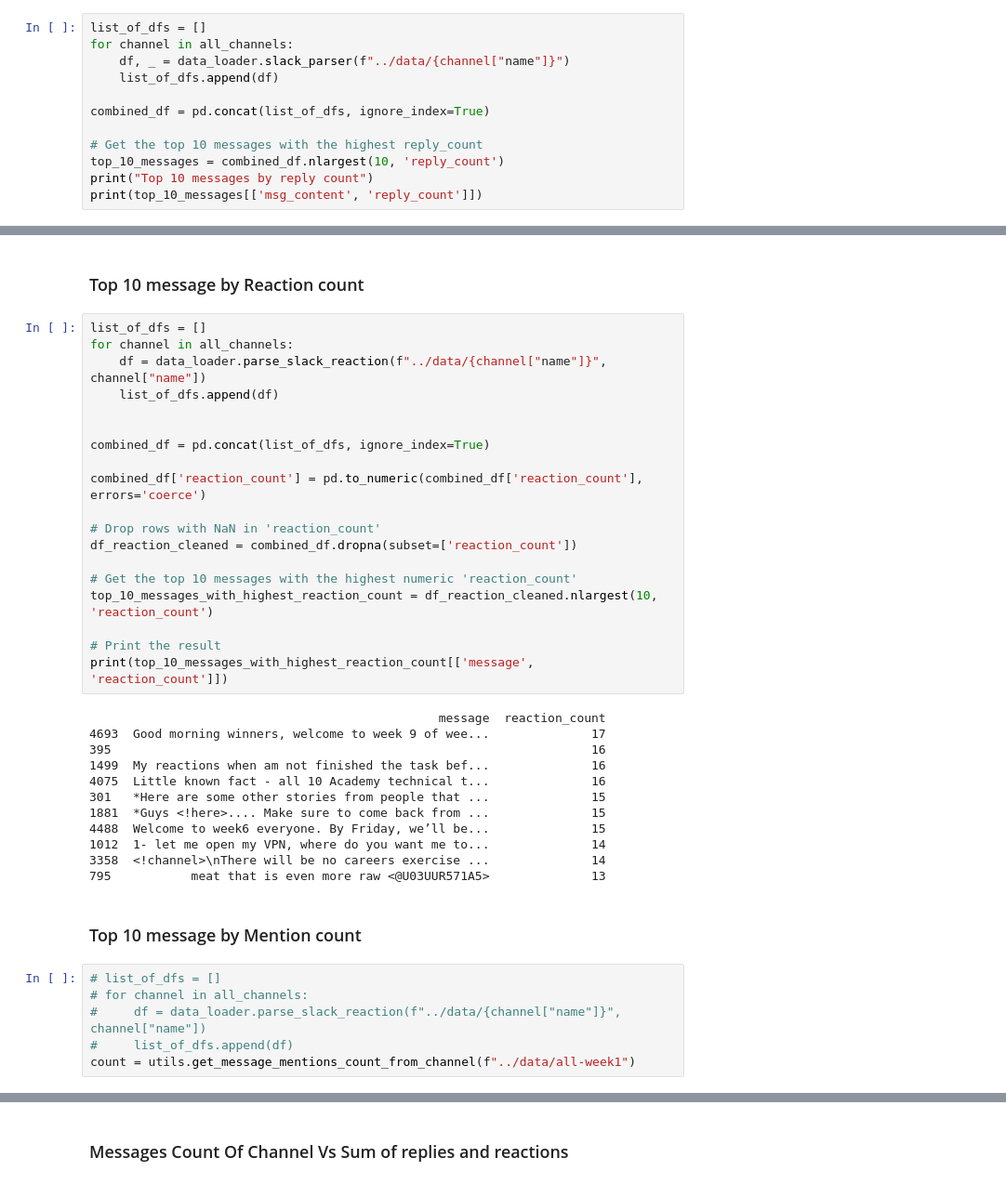
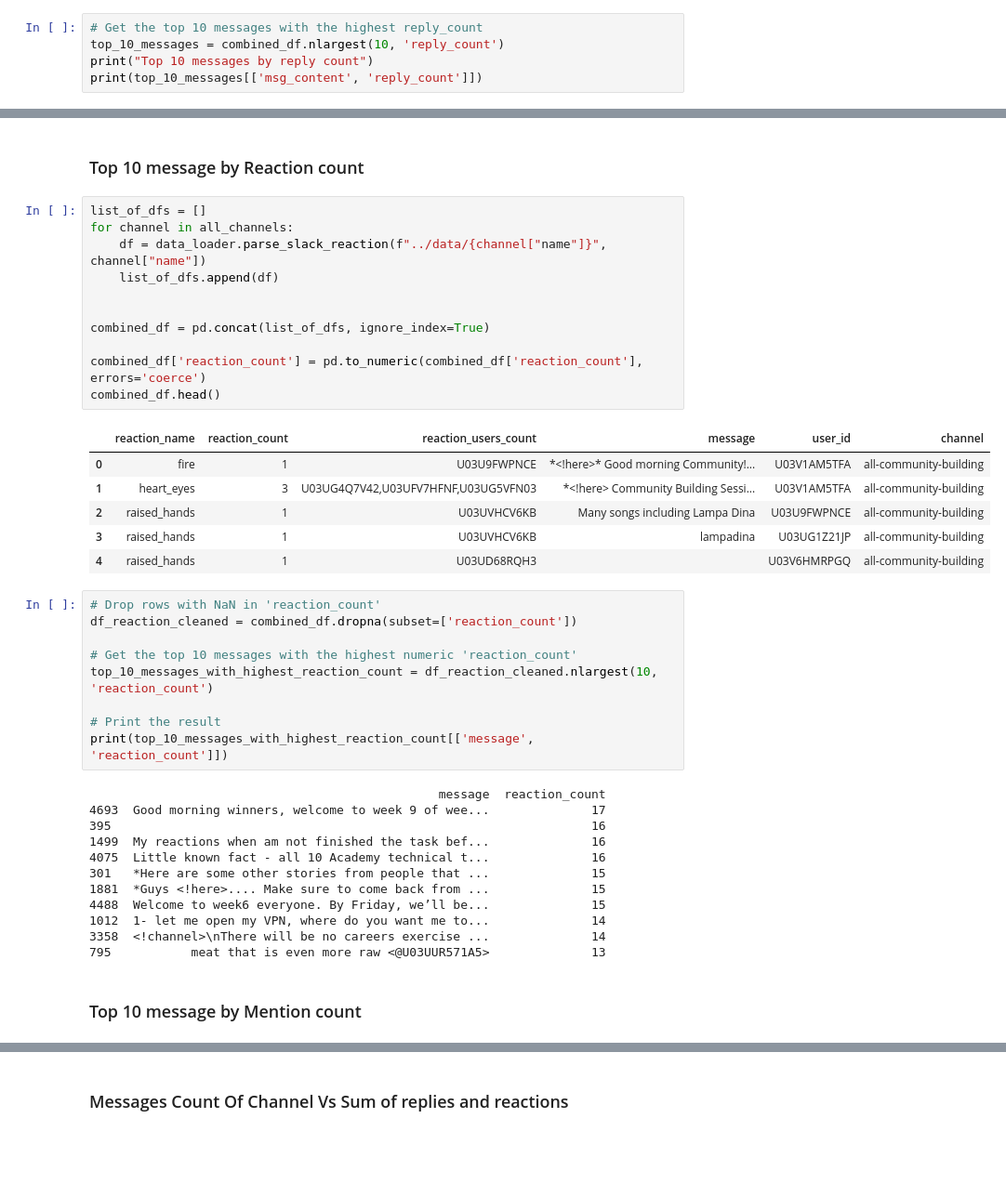
Before and after one commit to birehan/Slack-Messages-Analysis, a Jupyter notebook: notebooks/parse_slack_data.ipynb, the cells around one changed output, grey strips where cells are left out. Shown at 93% size. Cells and saved outputs as stored; diff of their text form; blank space fills up the shorter version.

```diff
--- a/notebooks/parse_slack_data.ipynb
+++ b/notebooks/parse_slack_data.ipynb
@@ -297,11 +310,4 @@ Bottom 10 users by reactions count:
 # %%
-list_of_dfs = []
-for channel in all_channels:
-    df, _ = data_loader.slack_parser(f"../data/{channel["name"]}")
-    list_of_dfs.append(df)
-
-combined_df = pd.concat(list_of_dfs, ignore_index=True)
-
 # Get the top 10 messages with the highest reply_count
 top_10_messages = combined_df.nlargest(10, 'reply_count')
 print("Top 10 messages by reply count")
@@ -321,17 +327,25 @@ Top 10 messages by reply count
 2375   the debate was great. We <@U03U1J51VFZ>, <@U03...           31
 # %% [markdown]
 ### Top 10 message by Reaction count
+# %%
+list_of_dfs = []
+for channel in all_channels:
+    df = data_loader.parse_slack_reaction(f"../data/{channel["name"]}", channel["name"])
+    list_of_dfs.append(df)
+
+
+combined_df = pd.concat(list_of_dfs, ignore_index=True)
+
+combined_df['reaction_count'] = pd.to_numeric(combined_df['reaction_count'], errors='coerce')
+combined_df.head()
+# %% [output]
+|  | reaction_name | reaction_count | reaction_users_count | message | user_id | channel |
+| 0 | fire | 1 | U03U9FWPNCE | *<!here>* Good morning Community!... | U03V1AM5TFA | all-community-building |
+| 1 | heart_eyes | 3 | U03UG4Q7V42,U03UFV7HFNF,U03UG5VFN03 | *<!here> Community Building Sessi... | U03V1AM5TFA | all-community-building |
+| 2 | raised_hands | 1 | U03UVHCV6KB | Many songs including Lampa Dina | U03U9FWPNCE | all-community-building |
+| 3 | raised_hands | 1 | U03UVHCV6KB | lampadina | U03UG1Z21JP | all-community-building |
+| 4 | raised_hands | 1 | U03UD68RQH3 |  | U03V6HMRPGQ | all-community-building |
 # %%
-list_of_dfs = []
-for channel in all_channels:
-    df = data_loader.parse_slack_reaction(f"../data/{channel["name"]}", channel["name"])
-    list_of_dfs.append(df)
-
-
-combined_df = pd.concat(list_of_dfs, ignore_index=True)
-
-combined_df['reaction_count'] = pd.to_numeric(combined_df['reaction_count'], errors='coerce')
-
 # Drop rows with NaN in 'reaction_count'
 df_reaction_cleaned = combined_df.dropna(subset=['reaction_count'])
 
@@ -354,9 +368,3 @@ print(top_10_messages_with_highest_reaction_count[['message', 'reaction_count']]
 795           meat that is even more raw <@U03UUR571A5>              13
 # %% [markdown]
 ### Top 10 message by Mention count
-# %%
-# list_of_dfs = []
-# for channel in all_channels:
-#     df = data_loader.parse_slack_reaction(f"../data/{channel["name"]}", channel["name"])
-#     list_of_dfs.append(df)
-count = utils.get_message_mentions_count_from_channel(f"../data/all-week1")
```
Also changed, not shown: parts of 30 cells of this notebook, 2 other files.
